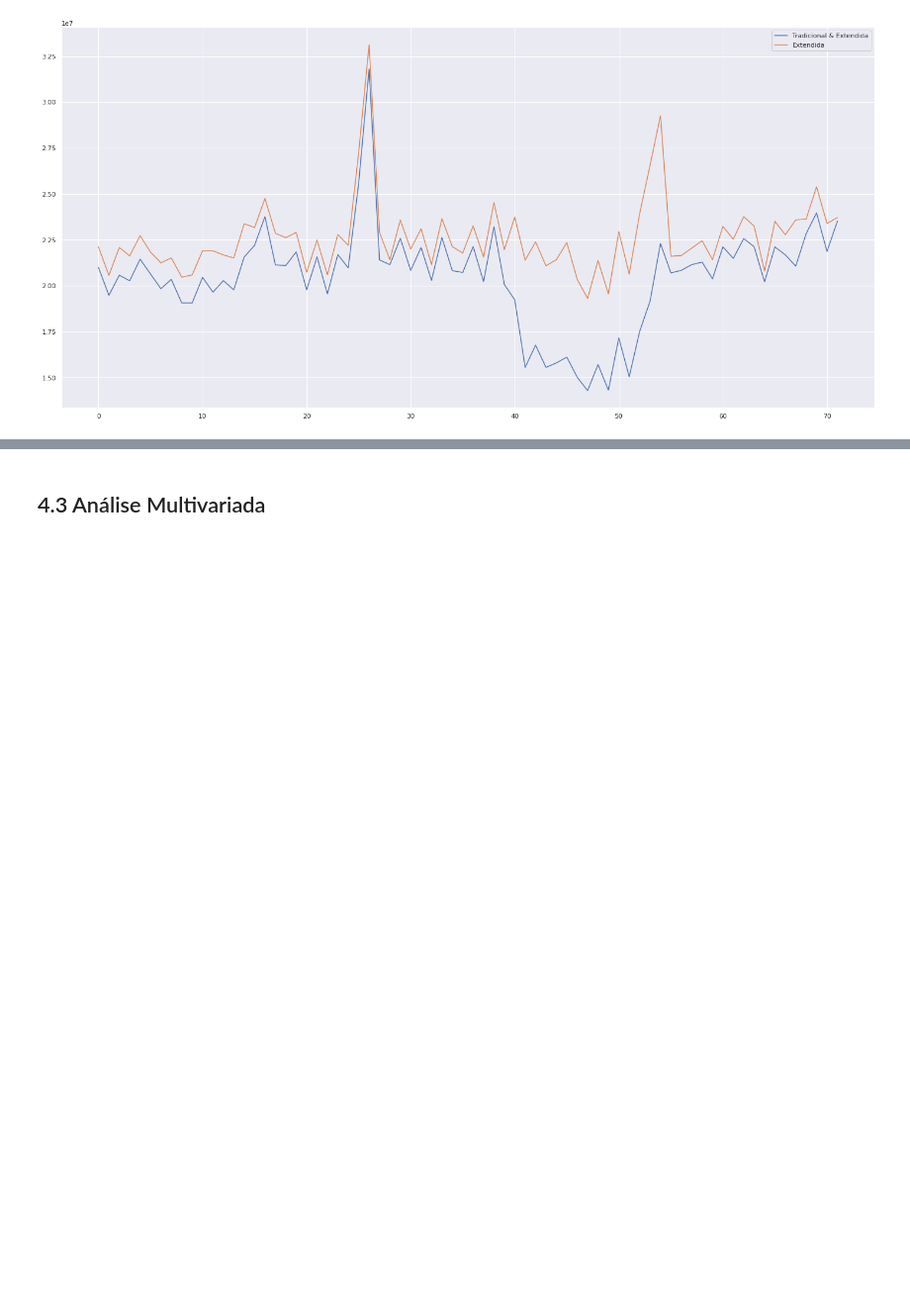
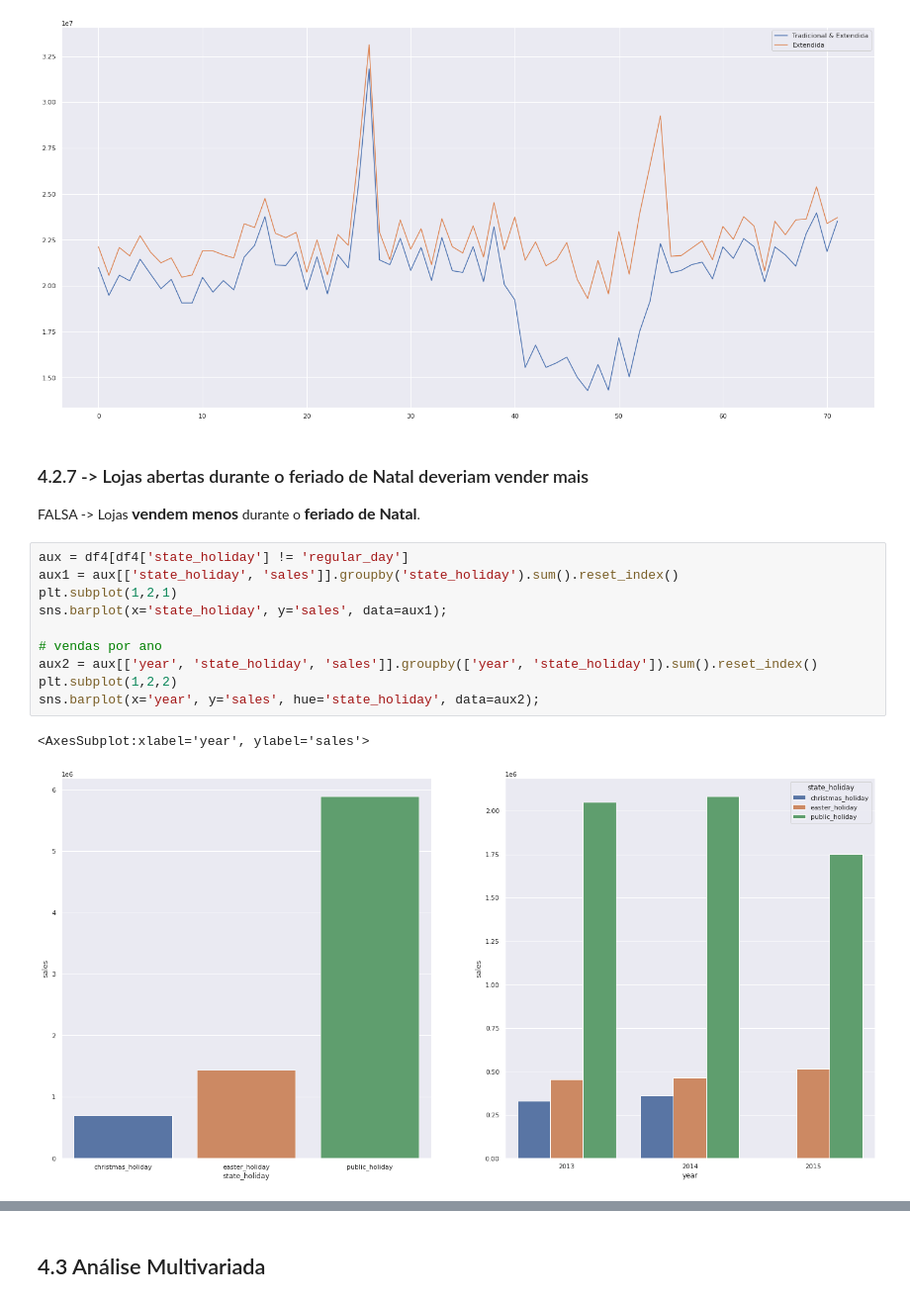
Before and after one commit to gustavo-moretto/Rossman-Sales-Prediction, a Jupyter notebook: rossmann_sales_prediction.ipynb, the cells around one changed output, grey strips where cells are left out. Shown at 99% size. Cells and saved outputs as stored; diff of their text form; blank space fills up the shorter version.

```diff
--- a/rossmann_sales_prediction.ipynb
+++ b/rossmann_sales_prediction.ipynb
@@ -635,3 +635,19 @@ aux2.plot(ax=ax);
 ax.legend(labels=['Tradicional & Extendida', 'Extendida']);
 # %% [output]
 [figure]
+# %% [markdown]
+### 4.2.7 -> Lojas abertas durante o feriado de Natal deveriam vender mais
+FALSA -> Lojas <span style="font-size:16px"><b>vendem menos</b></span> durante o <span style="font-size:16px"><b>feriado de Natal</b></span>.
+# %%
+aux = df4[df4['state_holiday'] != 'regular_day']
+aux1 = aux[['state_holiday', 'sales']].groupby('state_holiday').sum().reset_index()
+plt.subplot(1,2,1)
+sns.barplot(x='state_holiday', y='sales', data=aux1);
+
+# vendas por ano
+aux2 = aux[['year', 'state_holiday', 'sales']].groupby(['year', 'state_holiday']).sum().reset_index()
+plt.subplot(1,2,2)
+sns.barplot(x='year', y='sales', hue='state_holiday', data=aux2);
+# %% [output]
+<AxesSubplot:xlabel='year', ylabel='sales'>
+[figure, added]
```
Also changed, not shown: parts of 16 cells of this notebook.
